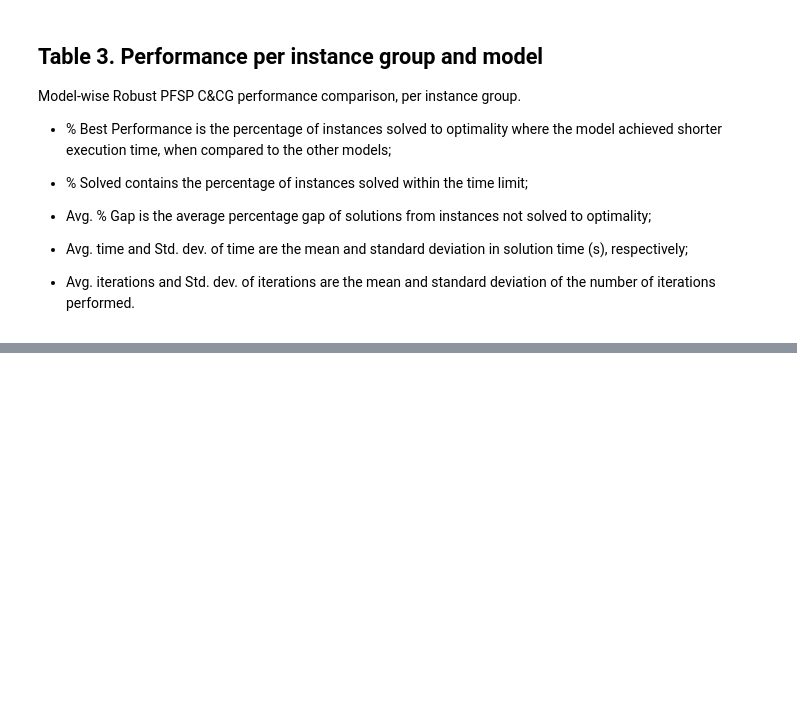
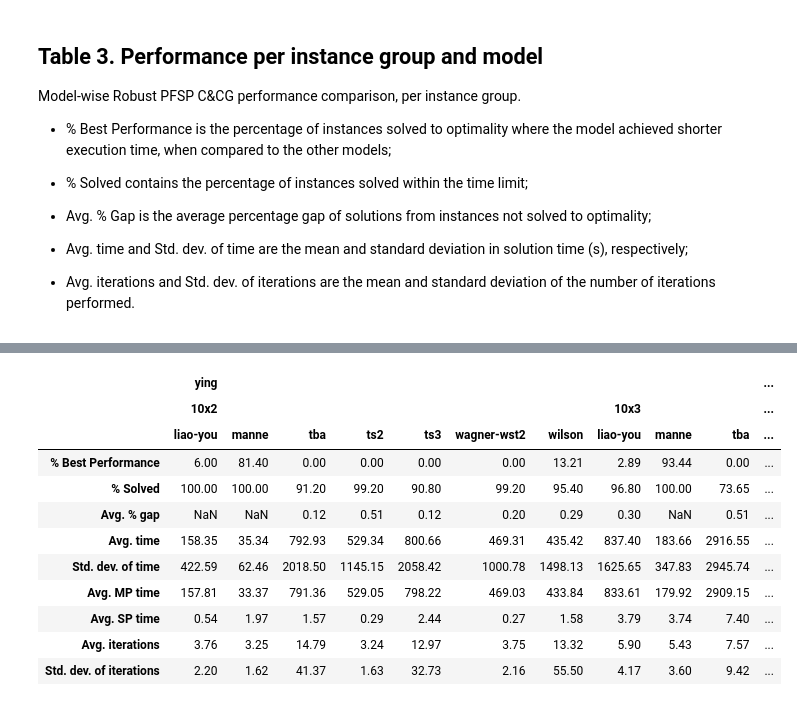
Before and after one commit to levorato/RPFS_Budget_TWCT_sourcecode, a Jupyter notebook: 0.3_RPFS_TWCT_CCG_Result_Summary_Tables.ipynb, the cells around one changed output, grey strips where cells are left out. Cells and saved outputs as stored; diff of their text form; code cells hidden in the pictures; blank space fills up the shorter version.

Commit message:
Updating notebooks for paper experiment results (graphs and tables), including results for 15x5 instances and master and subproblem execution times.

```diff
--- a/0.3_RPFS_TWCT_CCG_Result_Summary_Tables.ipynb
+++ b/0.3_RPFS_TWCT_CCG_Result_Summary_Tables.ipynb
@@ -227,8 +311,8 @@ def calculate_avg_time(df, model):
 # %%
-def calculate_std_time(df, model):
+def calculate_std_time(df, model, time_col_name):
     df_model = df.reset_index()
     df_model = df_model[df_model['model'] == model]
-    return np.round(df_model['time'].std(), 2)
+    return np.round(df_model[time_col_name].std(), 2)
 # %%
 def calculate_median_iterations(df, model):
     df_model = df.reset_index()
@@ -257,7 +341,9 @@ for model in model_list:
         for instance_size in instance_size_list:
             model_stats[model]['% Solved '+instance_type+' '+ instance_size] = calculate_perc_solved(df_rpfs, model, instance_type, instance_size)
     model_stats[model]['Avg. % gap'] = calculate_avg_perc_gap(df_rpfs, model)
-    model_stats[model]['Median time'] = calculate_median_time(df_rpfs, model)
+    model_stats[model]['Median time'] = calculate_median_time(df_rpfs, model, 'time')
+    model_stats[model]['Median time MP'] = calculate_median_time(df_rpfs, model, 'mp_total_time')
+    model_stats[model]['Median time SP'] = calculate_median_time(df_rpfs, model, 'sp_total_time')
     model_stats[model]['Median iterations'] = calculate_median_iterations(df_rpfs, model)
 # %%
 model_stats
@@ -264,3 +386,20 @@ model_stats
+# %%
+# Save output table as HTML
+pd.set_option('colheader_justify', 'center')   # FOR TABLE <th>
+
+html_string = '''
+<html>
+  <head><title>HTML Pandas Dataframe with CSS</title></head>
+  <link rel="stylesheet" type="text/css" href="df_style.css"/>
+  <body>
+    {table}
+  </body>
+</html>.
+'''
+
+# OUTPUT AN HTML FILE
+with open(os.path.join(outputfolder_table, 'model_stats.html'), 'w') as f:
+    f.write(html_string.format(table=model_stats_df.to_html(classes='mystyle')))
 # %% [markdown]
 ## Table 3. Performance per instance group and model
 
@@ -288,8 +427,10 @@ for instance_type in instance_type_list:  # group by instance type and size
             per_instance_stats[(instance_type,instance_size,model)]['% Best Performance'] = calculate_perc_best_performance(df_instance, model)
             per_instance_stats[(instance_type,instance_size,model)]['% Solved'] = calculate_perc_solved(df_rpfs, model, instance_type, instance_size)
             per_instance_stats[(instance_type,instance_size,model)]['Avg. % gap'] = calculate_avg_perc_gap(df_instance, model)
-            per_instance_stats[(instance_type,instance_size,model)]['Avg. time'] = calculate_avg_time(df_instance, model)
-            per_instance_stats[(instance_type,instance_size,model)]['Std. dev. of time'] = calculate_std_time(df_instance, model)
+            per_instance_stats[(instance_type,instance_size,model)]['Avg. time'] = calculate_avg_time(df_instance, model, 'time')
+            per_instance_stats[(instance_type,instance_size,model)]['Std. dev. of time'] = calculate_std_time(df_instance, model, 'time')
+            per_instance_stats[(instance_type,instance_size,model)]['Avg. MP time'] = calculate_avg_time(df_instance, model, 'mp_total_time')
+            per_instance_stats[(instance_type,instance_size,model)]['Avg. SP time'] = calculate_avg_time(df_instance, model, 'sp_total_time')
             per_instance_stats[(instance_type,instance_size,model)]['Avg. iterations'] = calculate_avg_iterations(df_instance, model)
             per_instance_stats[(instance_type,instance_size,model)]['Std. dev. of iterations'] = calculate_std_iterations(df_instance, model)
 # %%
@@ -303,0 +458,19 @@ print(df_table3.to_latex(index=True))
+# %%
+pd.set_option('display.max_columns', None)
+allowed_keys = [(x, y, z) for (x, y, z) in per_instance_stats.keys() if (x == 'ying' and y in ['10x2', '10x3', '10x4'])]
+per_instance_stats1 = { your_key: per_instance_stats[your_key] for your_key in allowed_keys }
+df_table3a = pd.DataFrame.from_dict(per_instance_stats1)
+df_table3a
+# %% [output]
+|  | ying |  |  |  |  |  |  |  |  |  | ... |
+|  | 10x2 |  |  |  |  |  |  | 10x3 |  |  | ... |
+|  | liao-you | manne | tba | ts2 | ts3 | wagner-wst2 | wilson | liao-you | manne | tba | ... |
+| % Best Performance | 6.00 | 81.40 | 0.00 | 0.00 | 0.00 | 0.00 | 13.21 | 2.89 | 93.44 | 0.00 | ... |
+| % Solved | 100.00 | 100.00 | 91.20 | 99.20 | 90.80 | 99.20 | 95.40 | 96.80 | 100.00 | 73.65 | ... |
+| Avg. % gap | NaN | NaN | 0.12 | 0.51 | 0.12 | 0.20 | 0.29 | 0.30 | NaN | 0.51 | ... |
+| Avg. time | 158.35 | 35.34 | 792.93 | 529.34 | 800.66 | 469.31 | 435.42 | 837.40 | 183.66 | 2916.55 | ... |
+| Std. dev. of time | 422.59 | 62.46 | 2018.50 | 1145.15 | 2058.42 | 1000.78 | 1498.13 | 1625.65 | 347.83 | 2945.74 | ... |
+| Avg. MP time | 157.81 | 33.37 | 791.36 | 529.05 | 798.22 | 469.03 | 433.84 | 833.61 | 179.92 | 2909.15 | ... |
+| Avg. SP time | 0.54 | 1.97 | 1.57 | 0.29 | 2.44 | 0.27 | 1.58 | 3.79 | 3.74 | 7.40 | ... |
+| Avg. iterations | 3.76 | 3.25 | 14.79 | 3.24 | 12.97 | 3.75 | 13.32 | 5.90 | 5.43 | 7.57 | ... |
+| Std. dev. of iterations | 2.20 | 1.62 | 41.37 | 1.63 | 32.73 | 2.16 | 55.50 | 4.17 | 3.60 | 9.42 | ... |
```
Also changed, not shown: parts of 22 cells of this notebook, 2 other files.
